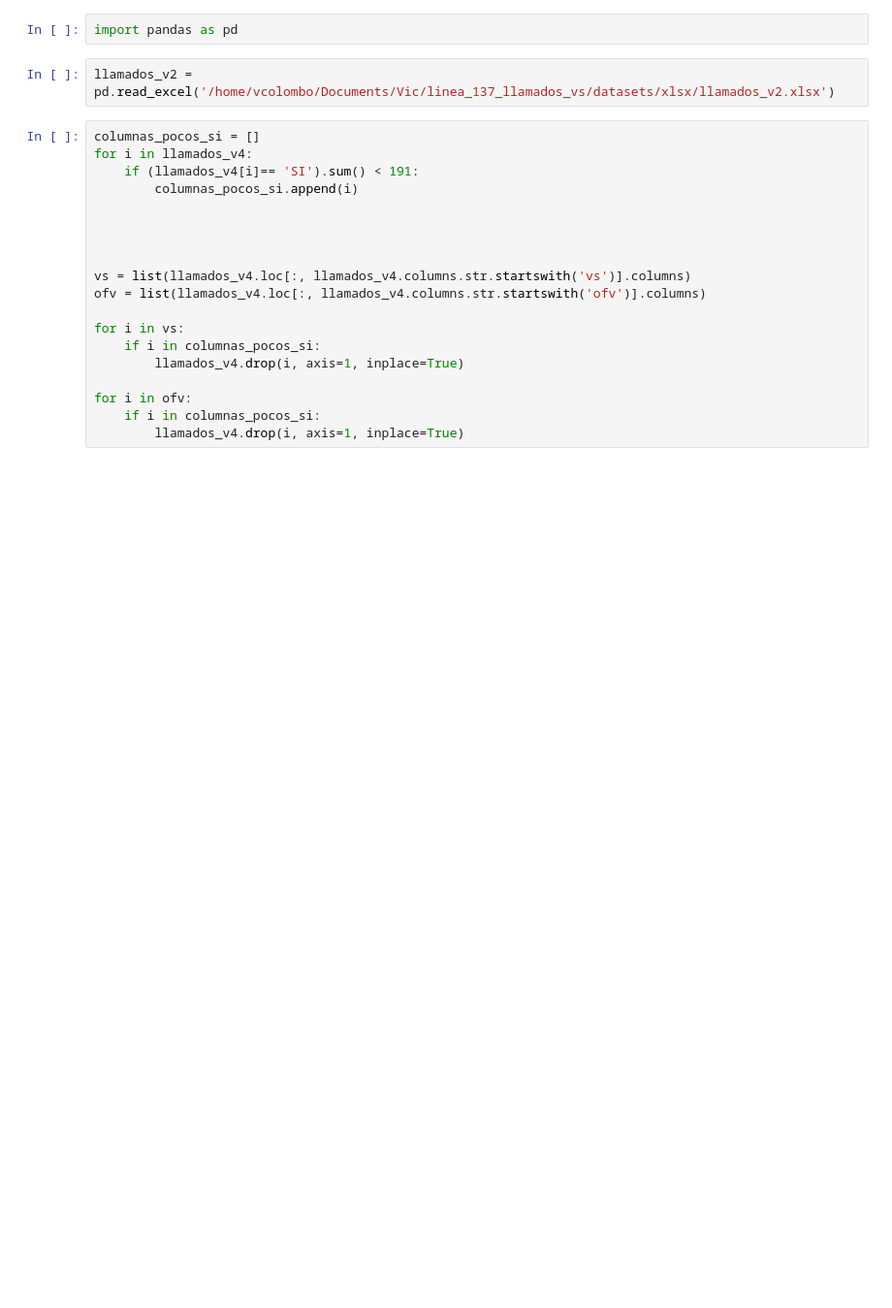
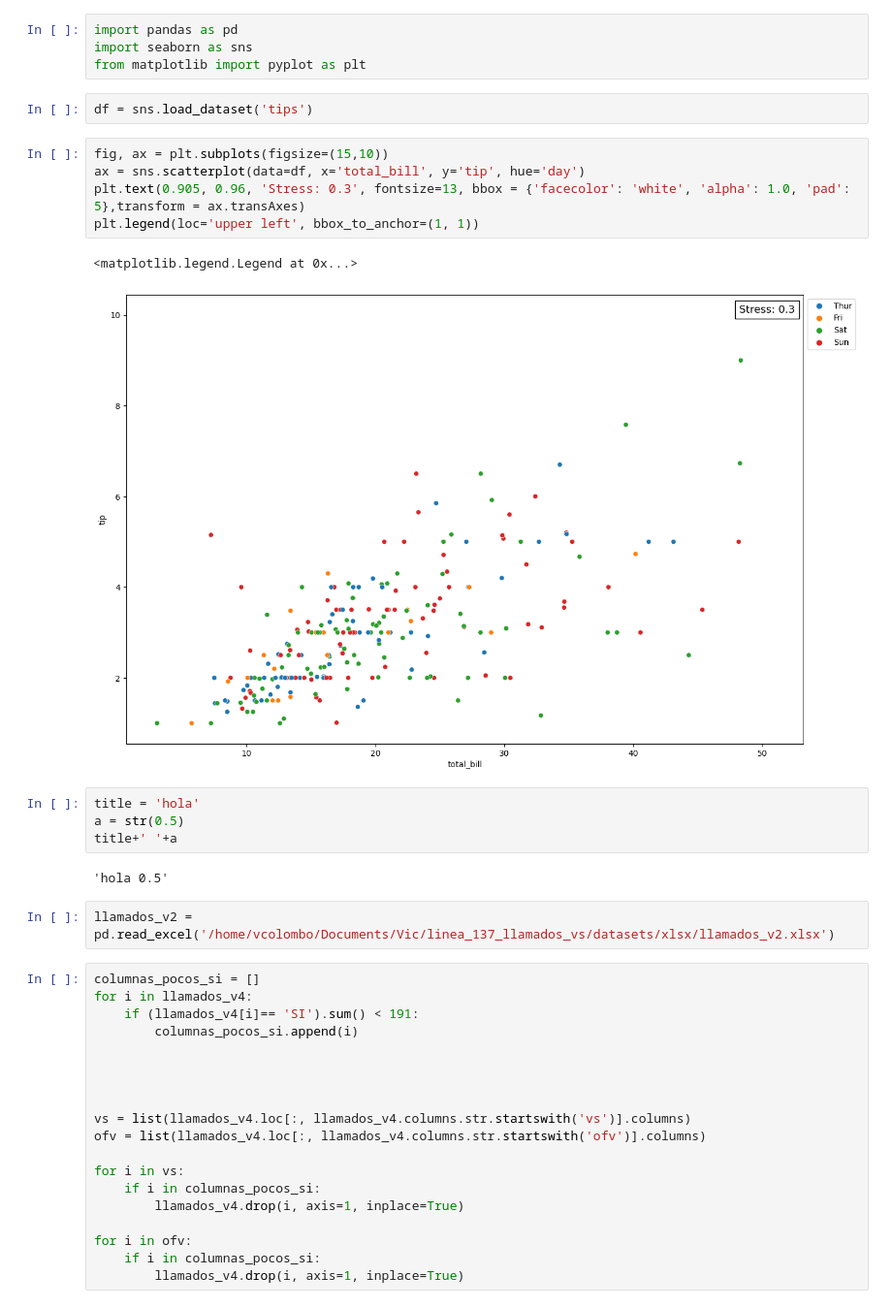
Before and after one commit to VicColombo/linea_137_llamados_vs, a Jupyter notebook: code/notebooks/try_out_things.ipynb, the cells around one changed output. Shown at 97% size. Cells and saved outputs as stored; diff of their text form; blank space fills up the shorter version.

```diff
--- a/code/notebooks/try_out_things.ipynb
+++ b/code/notebooks/try_out_things.ipynb
@@ -1,5 +1,23 @@
-# %%
-import pandas as pd
+# %%
+import pandas as pd
+import seaborn as sns
+from matplotlib import pyplot as plt
+# %%
+df = sns.load_dataset('tips')
+# %%
+fig, ax = plt.subplots(figsize=(15,10))
+ax = sns.scatterplot(data=df, x='total_bill', y='tip', hue='day')
+plt.text(0.905, 0.96, 'Stress: 0.3', fontsize=13, bbox = {'facecolor': 'white', 'alpha': 1.0, 'pad': 5},transform = ax.transAxes)
+plt.legend(loc='upper left', bbox_to_anchor=(1, 1))
+# %% [output]
+<matplotlib.legend.Legend at 0x...>
+[figure, added]
+# %%
+title = 'hola'
+a = str(0.5)
+title+' '+a
+# %% [output]
+'hola 0.5'
 # %%
 llamados_v2 = pd.read_excel('/home/vcolombo/Documents/Vic/linea_137_llamados_vs/datasets/xlsx/llamados_v2.xlsx')
 # %%
```
Also changed, not shown: 12 other files.
